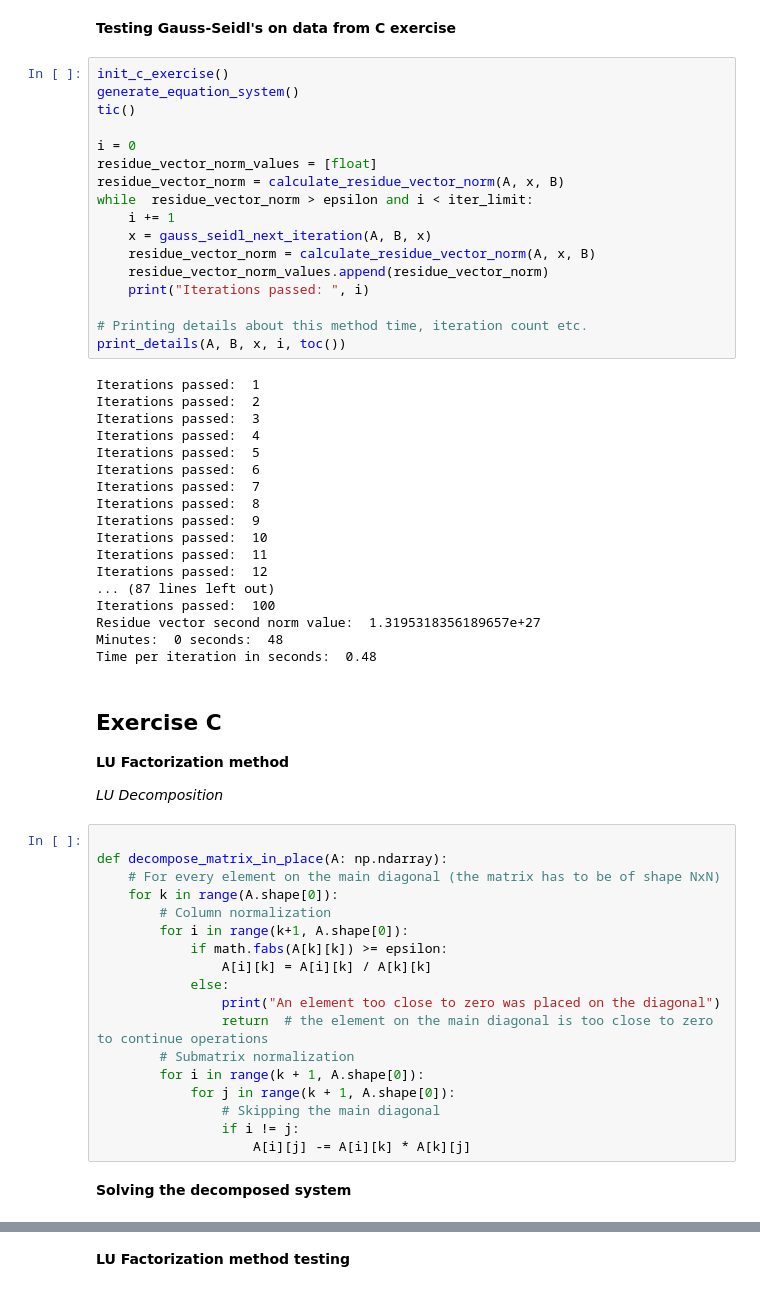
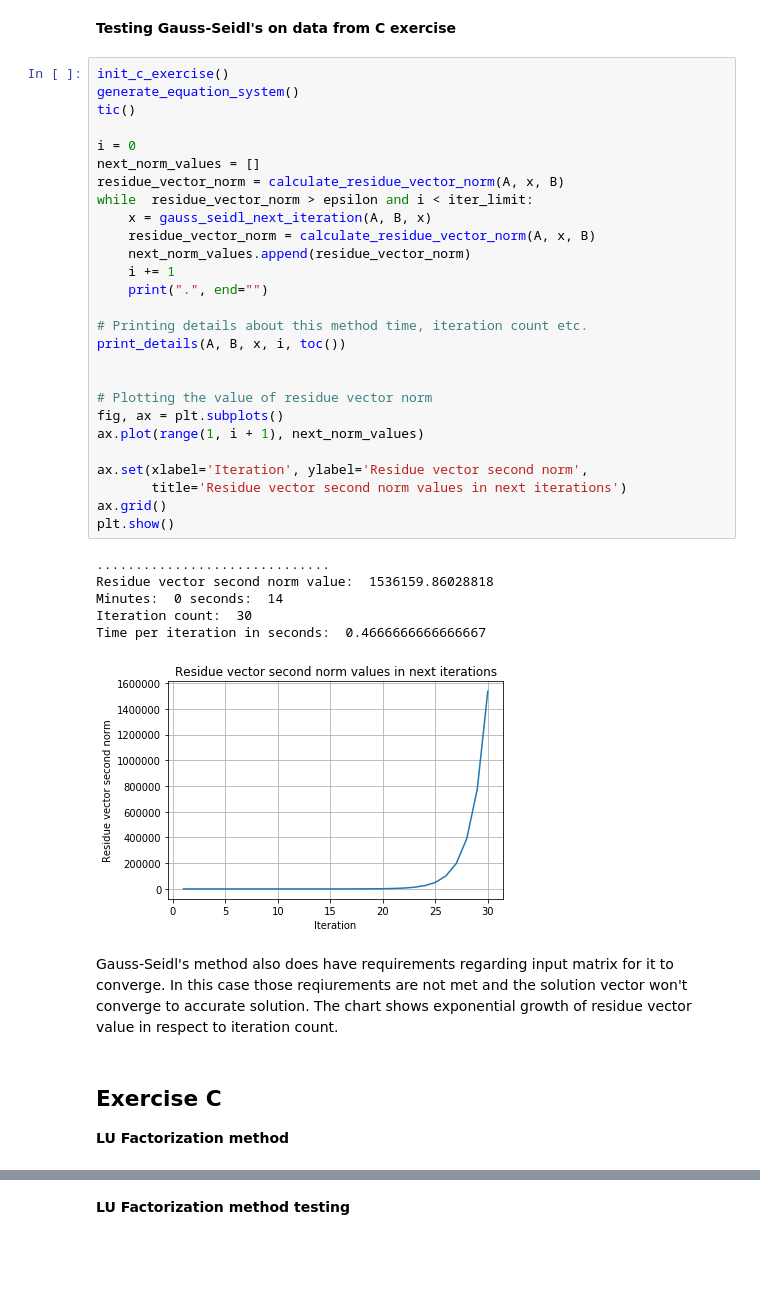
Before and after one commit to Folest/iterative-methods, a Jupyter notebook: notebooks/EquationSolvers.ipynb, the cells around one changed output, grey strips where cells are left out. Saved outputs shown, nothing was run; the diff lists cells and outputs as text; blank space fills up the shorter version.

```diff
--- a/notebooks/EquationSolvers.ipynb
+++ b/notebooks/EquationSolvers.ipynb
@@ -276,61 +257,43 @@ Time per iteration in seconds:  0.54
 # %%
 init_c_exercise()
 generate_equation_system()
 tic()
 
 i = 0
-residue_vector_norm_values = [float]
+next_norm_values = []
 residue_vector_norm = calculate_residue_vector_norm(A, x, B)
 while  residue_vector_norm > epsilon and i < iter_limit:
-    i += 1
     x = gauss_seidl_next_iteration(A, B, x)
     residue_vector_norm = calculate_residue_vector_norm(A, x, B)
-    residue_vector_norm_values.append(residue_vector_norm)
-    print("Iterations passed: ", i)
+    next_norm_values.append(residue_vector_norm)
+    i += 1
+    print(".", end="")
 
 # Printing details about this method time, iteration count etc.
 print_details(A, B, x, i, toc())
+
+
+# Plotting the value of residue vector norm
+fig, ax = plt.subplots()
+ax.plot(range(1, i + 1), next_norm_values)
+
+ax.set(xlabel='Iteration', ylabel='Residue vector second norm',
+       title='Residue vector second norm values in next iterations')
+ax.grid()
+plt.show()
 # %% [output]
-Iterations passed:  1
-Iterations passed:  2
-Iterations passed:  3
-Iterations passed:  4
-Iterations passed:  5
-Iterations passed:  6
-Iterations passed:  7
-Iterations passed:  8
-Iterations passed:  9
-Iterations passed:  10
-Iterations passed:  11
-Iterations passed:  12
-... (87 lines left out)
-Iterations passed:  100
-Residue vector second norm value:  1.3195318356189657e+27
-Minutes:  0 seconds:  48
-Time per iteration in seconds:  0.48
+..............................
+Residue vector second norm value:  1536159.86028818
+Minutes:  0 seconds:  14
+Iteration count:  30
+Time per iteration in seconds:  0.4666666666666667
+[figure, added]
+# %% [markdown]
+Gauss-Seidl's method also does have requirements regarding input matrix for it to converge.
+In this case those reqiurements are not met and the solution vector won't converge to accurate
+solution. The chart shows exponential growth of residue vector value in respect to iteration
+count.
 # %% [markdown]
 ## Exercise C
 
 **LU Factorization method**
-
-*LU Decomposition*
-# %%
-
-def decompose_matrix_in_place(A: np.ndarray):
-    # For every element on the main diagonal (the matrix has to be of shape NxN)
-    for k in range(A.shape[0]):
-        # Column normalization
-        for i in range(k+1, A.shape[0]):
-            if math.fabs(A[k][k]) >= epsilon:
-                A[i][k] = A[i][k] / A[k][k]
-            else:
-                print("An element too close to zero was placed on the diagonal")
-                return  # the element on the main diagonal is too close to zero to continue operations
-        # Submatrix normalization
-        for i in range(k + 1, A.shape[0]):
-            for j in range(k + 1, A.shape[0]):
-                # Skipping the main diagonal
-                if i != j:
-                    A[i][j] -= A[i][k] * A[k][j]
-# %% [markdown]
-**Solving the decomposed system**
```
Also changed, not shown: parts of 14 cells of this notebook.
